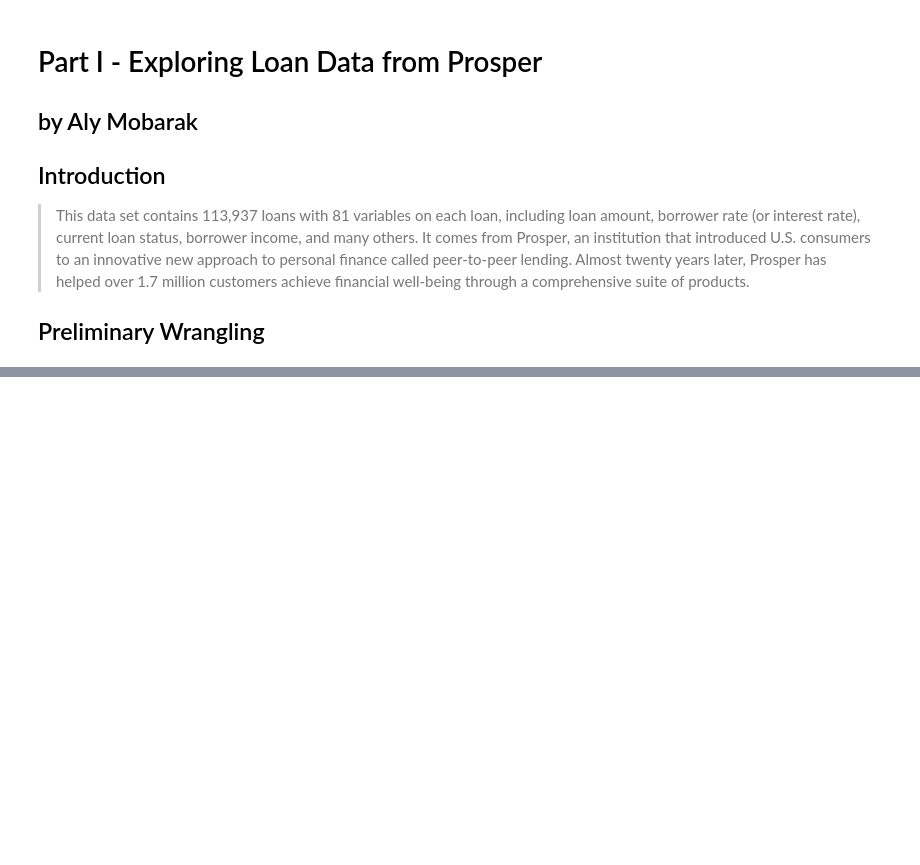
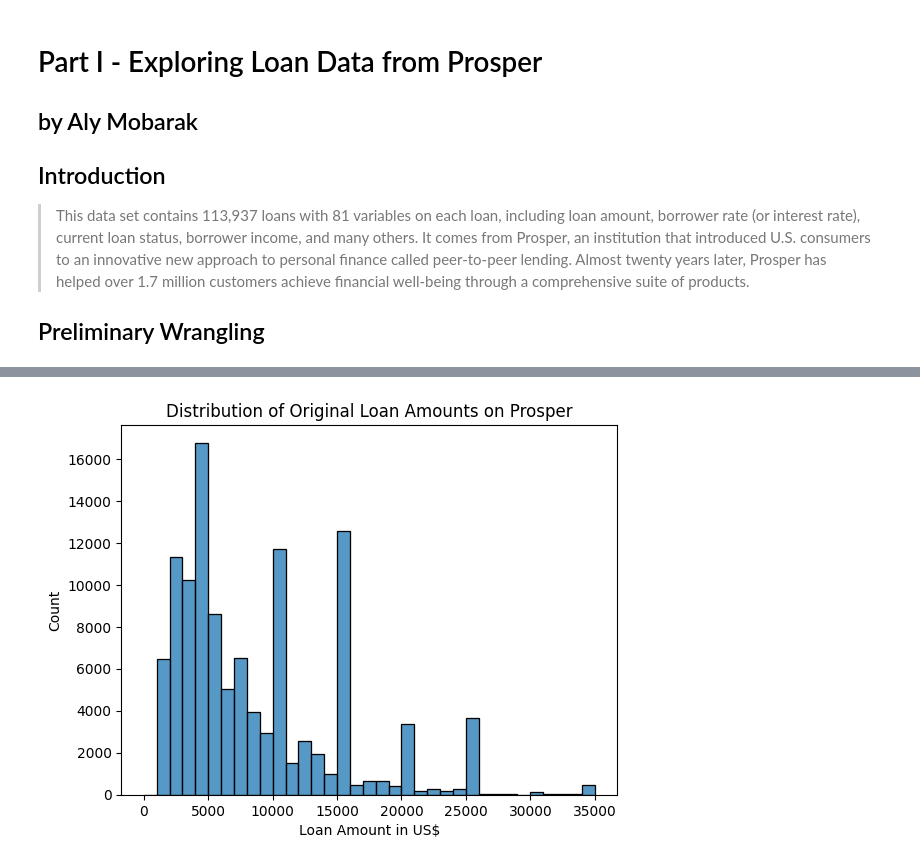
Before and after one commit to AlyMobarak/ProsperLoanInvestigation, a Jupyter notebook: Part_I_exploration.ipynb, the cells around one changed output, grey strips where cells are left out. Cells and saved outputs as stored; diff of their text form; code cells hidden in the pictures; blank space fills up the shorter version.

```diff
--- a/Part_I_exploration.ipynb
+++ b/Part_I_exploration.ipynb
@@ -129,0 +160,3 @@ the quote-formatted guide notes like this one before you finish your report!
+# %%
+# Checking if Status starts with past due, and then replacing it with only "Past Due" without the time period.
+loans['LoanStatusApprox'] = loans['LoanStatus'].apply(lambda x: "Past Due" if x[0:8]=="Past Due" else x)
@@ -129,0 +177,3 @@ the quote-formatted guide notes like this one before you finish your report!
+# %%
+# Checking if "Cancelled" is the value, if yes sets it to null and drops the value.
+loans['LoanStatusApprox'] = loans['LoanStatusApprox'].apply(lambda x: None if x=="Cancelled" else x).dropna()
@@ -129,0 +216,21 @@ the quote-formatted guide notes like this one before you finish your report!
+# %%
+# I'll setup a function for future reference.
+"""
+Function to plot a histogram
+
+x: String of targetted column
+xlabel: String of label for the x axis
+title: String for the title of the plot
+binsize: An integer that represents the desired binsize for optimal plot view
+"""
+def histplot(x, binsize, xlabel, title):
+    # Histogram from Seaborn's Library.
+    sb.histplot(loans, x=x, bins=np.arange(0, loans[x].max()+binsize, binsize));
+    plt.xlabel(xlabel) #Setting the X label
+    plt.title(title) # Setting a title
+    plt.show() # Showing the plot without internal messages
+# %%
+# Histogram from Seaborn's Library. Bins are a list generated by numpy in increments of 1000$ to hold all loan amounts in a comprehendable way.
+histplot('LoanOriginalAmount', 1000, "Loan Amount in US$", "Distribution of Original Loan Amounts on Prosper")
+# %% [output]
+[figure, added]
```
Also changed, not shown: parts of 86 cells of this notebook, 6 other files.
